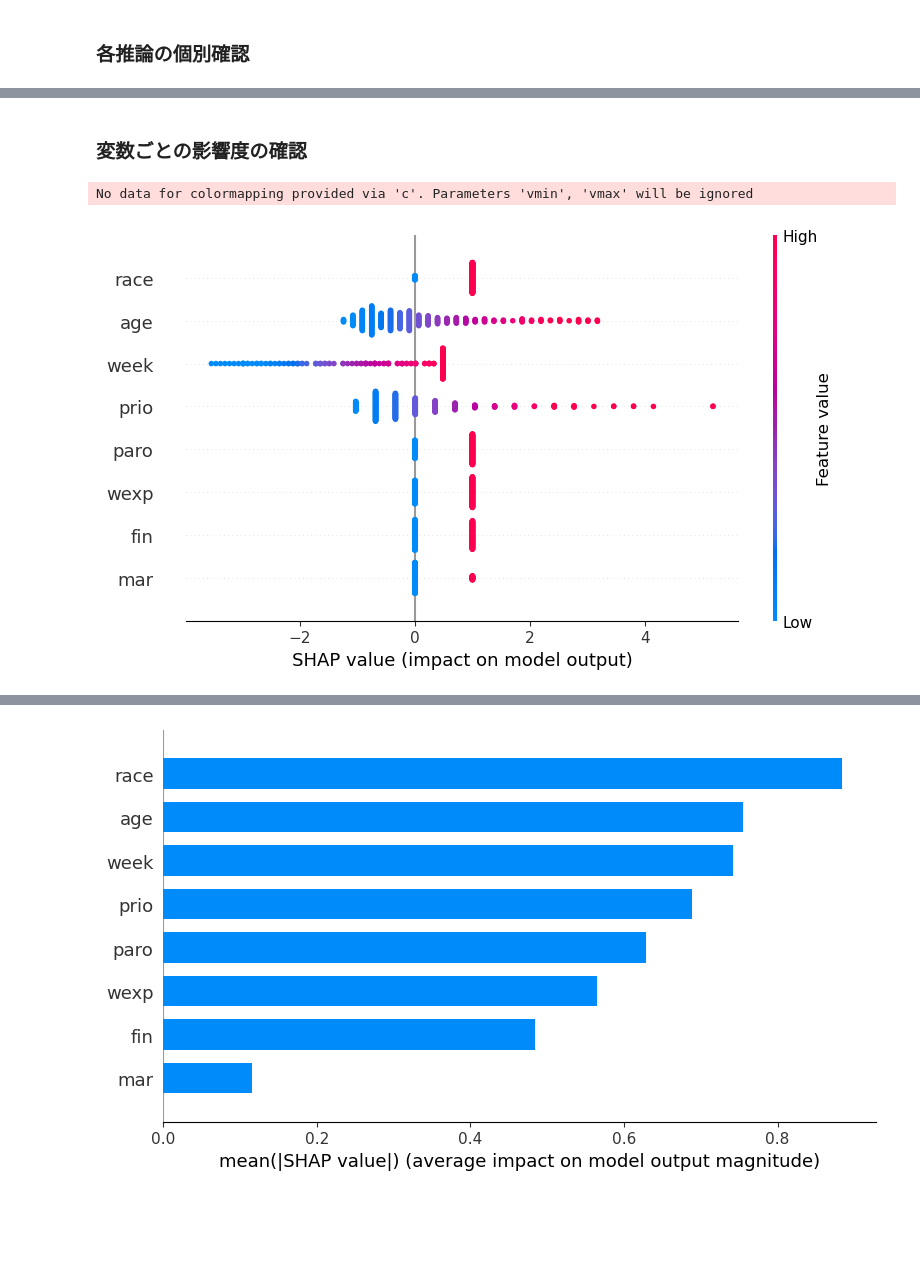
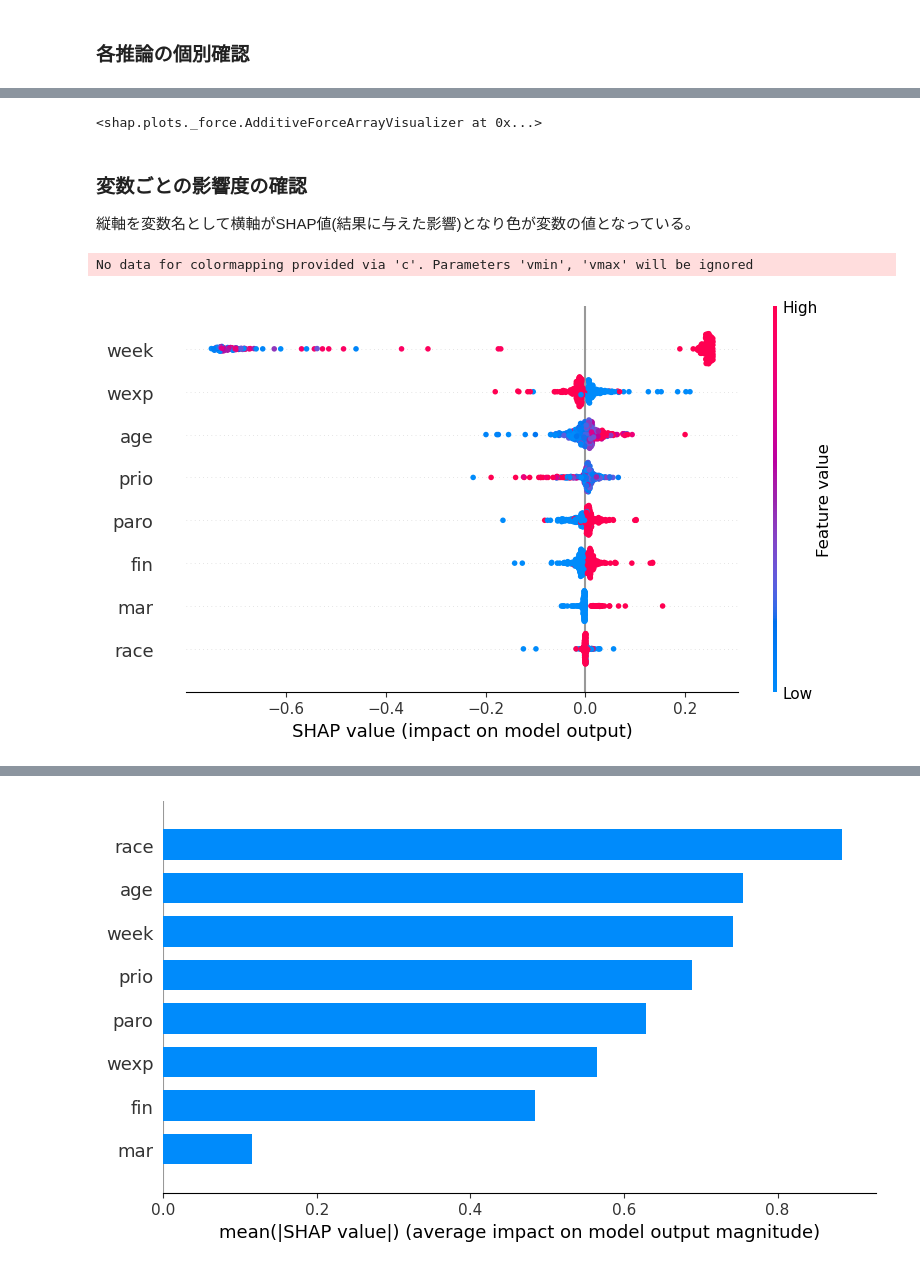
Before and after one commit to NTanaka1994/DataAnalysis, a Jupyter notebook: 説明性の観点/XDNN.ipynb, the cells around one changed output, grey strips where cells are left out. Drawn from its saved outputs; the diff is of its cells as text; code cells hidden in the pictures; blank space fills up the shorter version.

```diff
--- a/説明性の観点/XDNN.ipynb
+++ b/説明性の観点/XDNN.ipynb
@@ -205,7 +205,7 @@ tx.describe()
 # %% [markdown]
 ### データの分割
 # %%
-x_train, x_test, y_train, y_test = tts(tx, y, test_size=0.2, random_state=1)
+x_train, x_test, y_train, y_test = tts(tx.values, y.values, test_size=0.2, random_state=1)
 # %% [markdown]
 ### モデルの再定義
 今度は原因系変数を標準化しているためモデルを再定義する必要がある。
@@ -245,6 +248,5 @@ shap.initjs()
 ### 各推論の個別確認
 # %%
 explainer = shap.KernelExplainer(model.predict_proba, x_train)
-shap_values = explainer.shap_values(x_test)
-shap.force_plot(explainer.expected_value[0], shap_values[0], x_test)
+shap_values = explainer.shap_values(x_train)
 # %% [output]
@@ -271,9 +254,14 @@ X does not have valid feature names, but MLPClassifier was fitted with feature n
+# %%
+shap.force_plot(explainer.expected_value[0], shap_values[0], x_train, feature_names=tx.columns)
+# %% [output]
+<shap.plots._force.AdditiveForceArrayVisualizer at 0x...>
 # %% [markdown]
 ### 変数ごとの影響度の確認
+縦軸を変数名として横軸がSHAP値(結果に与えた影響)となり色が変数の値となっている。
 # %%
-shap.summary_plot(shap_values=x_train.values,
-                  features=x_train,
-                  feature_names=x_train.columns)
+shap.summary_plot(shap_values[0],
+                  x_train,
+                  feature_names=tx.columns)
 # %% [output]
 No data for colormapping provided via 'c'. Parameters 'vmin', 'vmax' will be ignored
-[figure, old version]
+[figure, new version]
```
Also changed, not shown: parts of 14 cells of this notebook.
